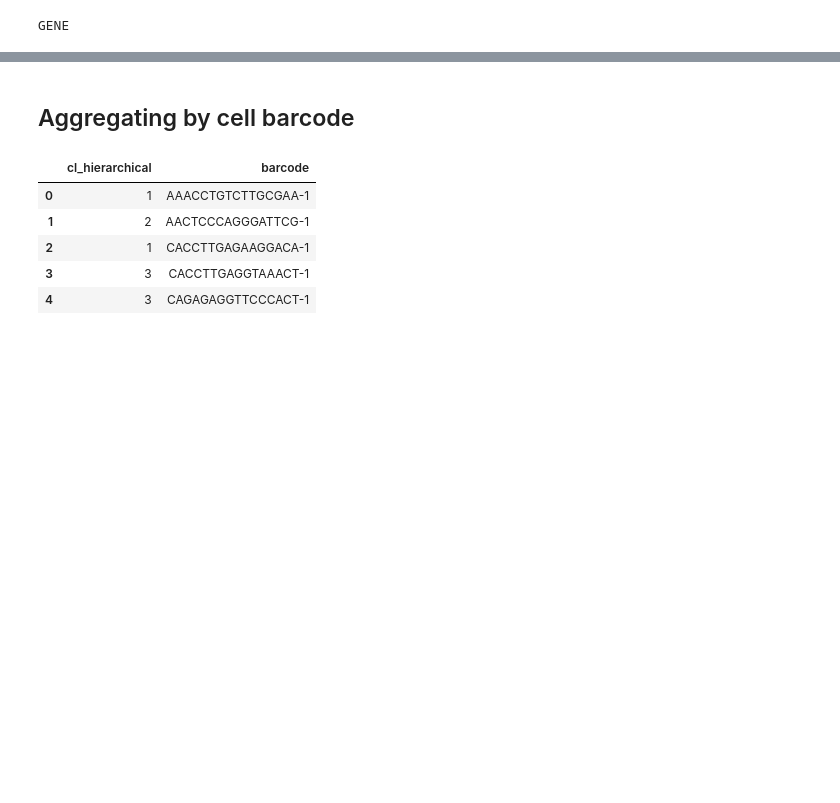
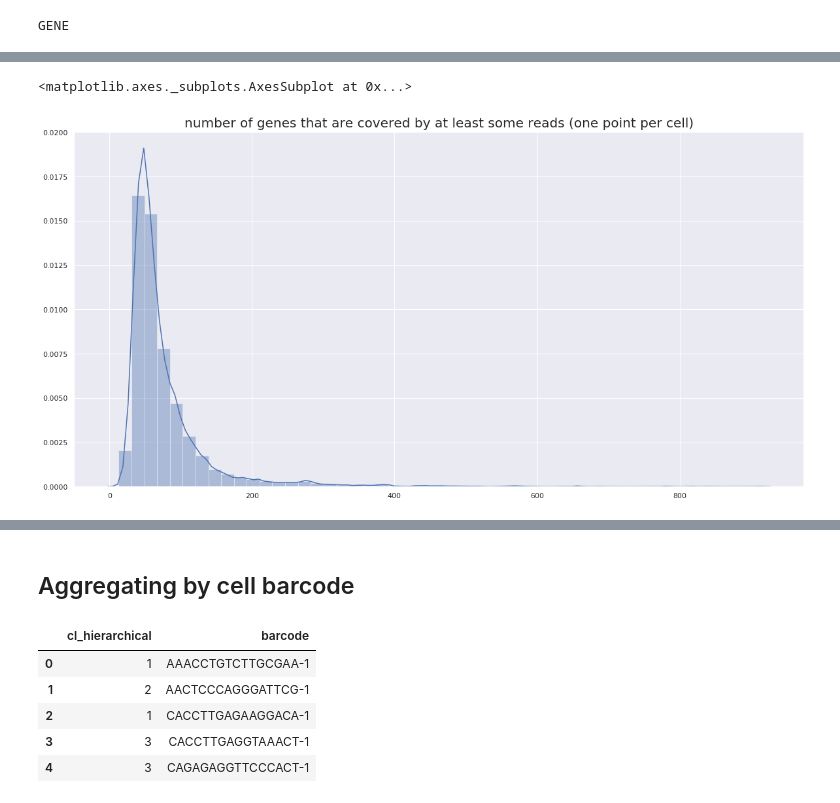
Before and after one commit to ivanov-v-v/cnv-inference, a Jupyter notebook: notebooks/vcf_to_ase.ipynb, the cells around one changed output, grey strips where cells are left out. Saved outputs shown, nothing was run; the diff lists cells and outputs as text; code cells hidden in the pictures; blank space fills up the shorter version.

```diff
--- a/notebooks/vcf_to_ase.ipynb
+++ b/notebooks/vcf_to_ase.ipynb
@@ -455,0 +549,14 @@ gene_counts_df.to_pickle("gene_counts.pkl")
+# %%
+gene_counts_df = pd.read_pickle(prefix+"/gene_counts.pkl")
+
+ase_df = pd.concat([
+    pd.DataFrame({
+        f"{barcode}"
+        : gene_counts_df[f"{barcode}_ad"]
+        / gene_counts_df[f"{barcode}_dp"]
+    })
+    for barcode in barcode_list],
+    axis=1
+)
+ase_df.insert(0, "GENE", gene_counts_df["GENE"])
+ase_df.head()
@@ -455,0 +571,17 @@ gene_counts_df.to_pickle("gene_counts.pkl")
+# %%
+sns.set()
+plt.figure(figsize=(20,10))
+plt.title("number of non-missing entries in the ASE matrix computed from scRNA data (one point per cell)", fontsize=20)
+sns.distplot([(~ase_df[barcode].isna()).sum()
+              for barcode in barcode_list])
+# %%
+sns.set()
+plt.figure(figsize=(20,10))
+plt.title("number of genes that are covered by at least some reads (one point per cell)", fontsize=20)
+sns.distplot([
+    (gene_counts_df[f"{barcode}_dp"].dropna().values > 0).sum()
+    for barcode in barcode_list
+])
+# %% [output]
+<matplotlib.axes._subplots.AxesSubplot at 0x...>
+[figure, added]
```
Also changed, not shown: parts of 60 cells of this notebook.
